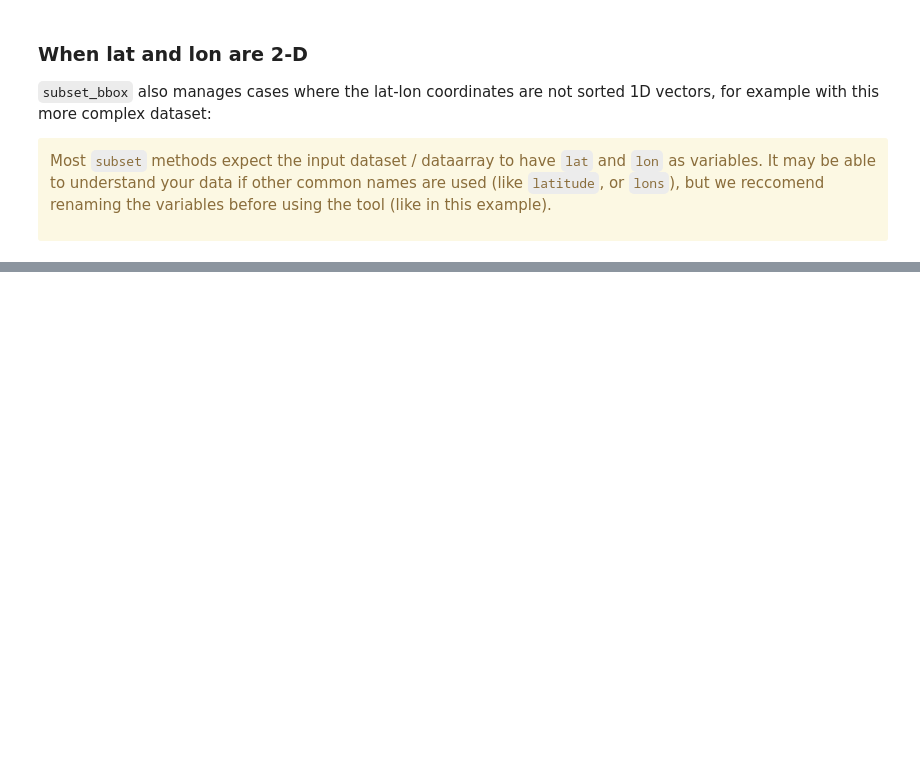
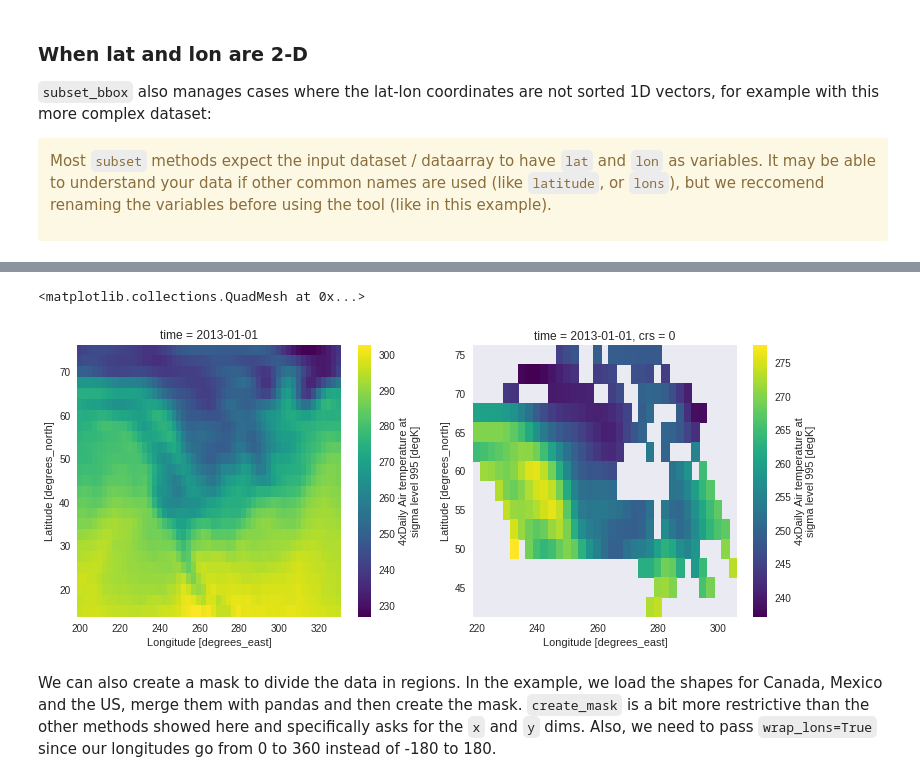
Before and after one commit to Ouranosinc/xclim, a Jupyter notebook: docs/notebooks/Subsetting with xclim.ipynb, the cells around one changed output, grey strips where cells are left out. Cells and saved outputs as stored; diff of their text form; code cells hidden in the pictures; blank space fills up the shorter version.

```diff
--- a/docs/notebooks/Subsetting with xclim.ipynb
+++ b/docs/notebooks/Subsetting with xclim.ipynb
@@ -82,0 +116,11 @@ ds3.tasmax.plot()
+# %%
+ds_can = subset.subset_shape(ds, 'https://raw.githubusercontent.com/johan/world.geo.json/master/countries/CAN.geo.json')
+
+fig, (axall, axcan) = plt.subplots(1, 2)
+ds.air.isel(time=0).plot(ax=axall)
+ds_can.air.isel(time=0).plot(ax=axcan)
+# %% [output]
+<matplotlib.collections.QuadMesh at 0x...>
+[figure, added]
+# %% [markdown]
+We can also create a mask to divide the data in regions. In the example, we load the shapes for Canada, Mexico and the US, merge them with pandas and then create the mask. `create_mask` is a bit more restrictive than the other methods showed here and specifically asks for the `x` and `y` dims. Also, we need to pass `wrap_lons=True` since our longitudes go from 0 to 360 instead of -180 to 180.
```
Also changed, not shown: parts of 23 cells of this notebook.
